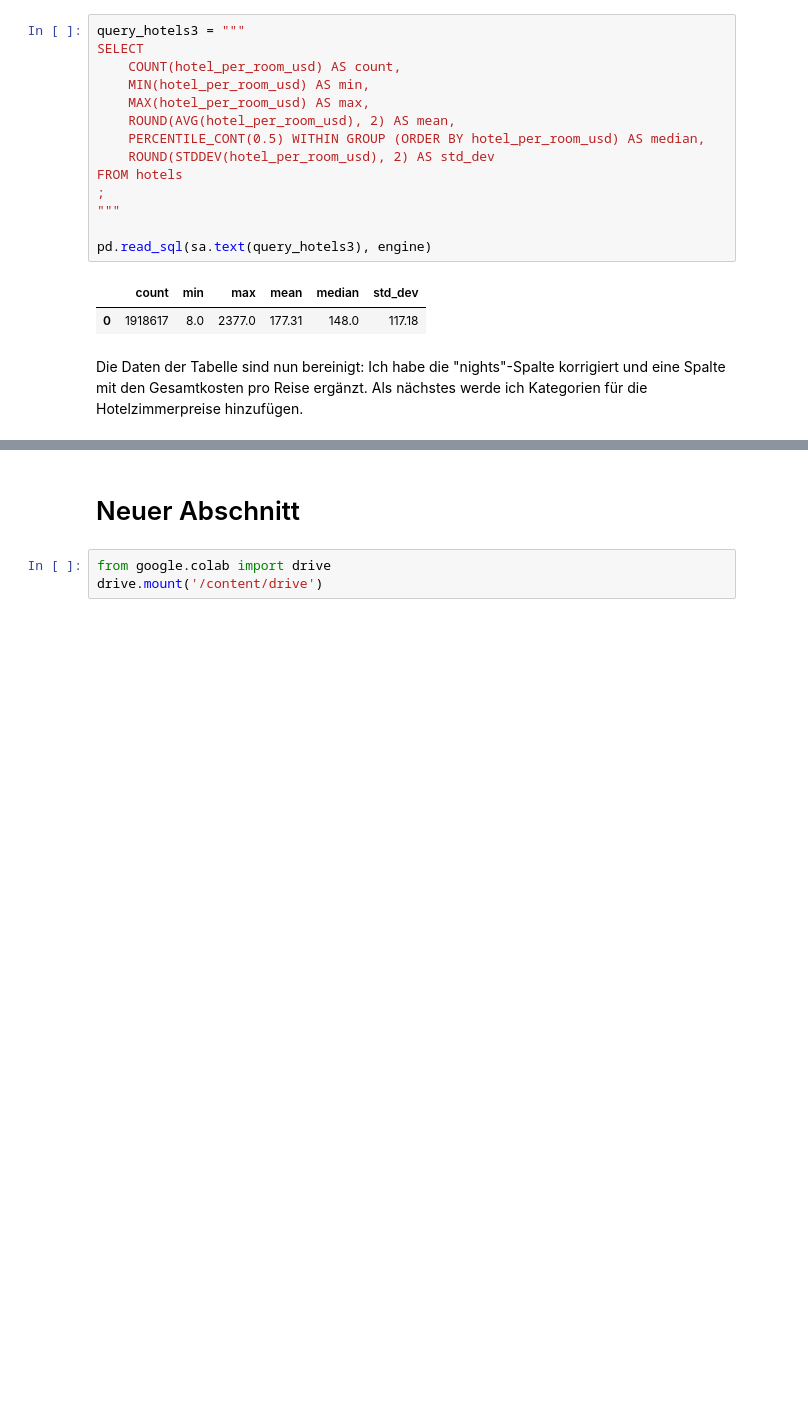
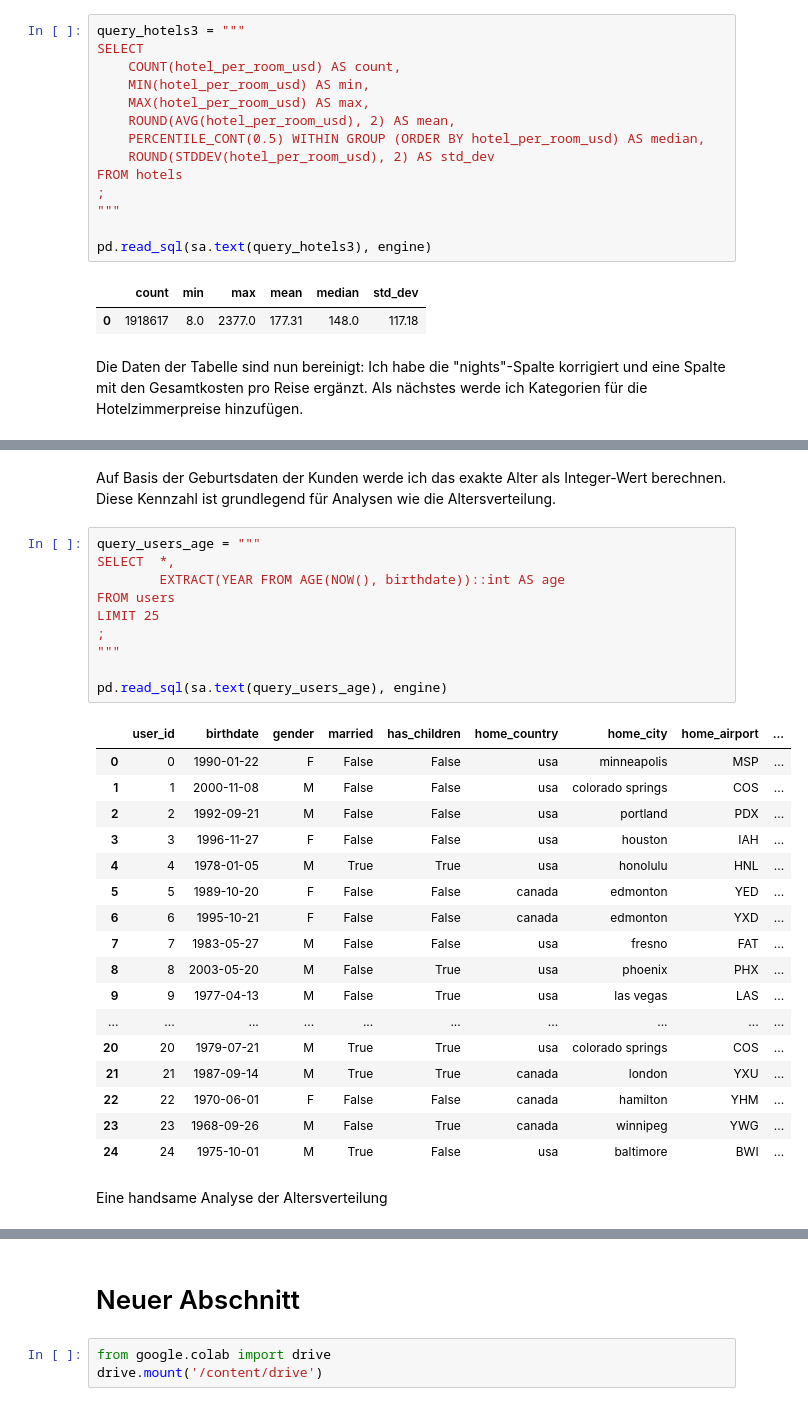
Before and after one commit to Buenyamin-Kekec/retail_demand_analysis, a Jupyter notebook: TravelTide_Mastery_Project_kb.ipynb, the cells around one changed output, grey strips where cells are left out. Drawn from its saved outputs; the diff is of its cells as text; blank space fills up the shorter version.

```diff
--- a/TravelTide_Mastery_Project_kb.ipynb
+++ b/TravelTide_Mastery_Project_kb.ipynb
@@ -252,0 +286,32 @@ df_hotels.head()
+# %% [markdown]
+Auf Basis der Geburtsdaten der Kunden werde ich das exakte Alter als Integer-Wert berechnen. Diese Kennzahl ist grundlegend für Analysen wie die Altersverteilung.
+# %%
+query_users_age = """
+SELECT  *,
+        EXTRACT(YEAR FROM AGE(NOW(), birthdate))::int AS age
+FROM users
+LIMIT 25
+;
+"""
+
+pd.read_sql(sa.text(query_users_age), engine)
+# %% [output]
+|  | user_id | birthdate | gender | married | has_children | home_country | home_city | home_airport | ... |
+| 0 | 0 | 1990-01-22 | F | False | False | usa | minneapolis | MSP | ... |
+| 1 | 1 | 2000-11-08 | M | False | False | usa | colorado springs | COS | ... |
+| 2 | 2 | 1992-09-21 | M | False | False | usa | portland | PDX | ... |
+| 3 | 3 | 1996-11-27 | F | False | False | usa | houston | IAH | ... |
+| 4 | 4 | 1978-01-05 | M | True | True | usa | honolulu | HNL | ... |
+| 5 | 5 | 1989-10-20 | F | False | False | canada | edmonton | YED | ... |
+| 6 | 6 | 1995-10-21 | F | False | False | canada | edmonton | YXD | ... |
+| 7 | 7 | 1983-05-27 | M | False | False | usa | fresno | FAT | ... |
+| 8 | 8 | 2003-05-20 | M | False | True | usa | phoenix | PHX | ... |
+| 9 | 9 | 1977-04-13 | M | False | True | usa | las vegas | LAS | ... |
+| ... | ... | ... | ... | ... | ... | ... | ... | ... | ... |
+| 20 | 20 | 1979-07-21 | M | True | True | usa | colorado springs | COS | ... |
+| 21 | 21 | 1987-09-14 | M | True | True | canada | london | YXU | ... |
+| 22 | 22 | 1970-06-01 | F | False | False | canada | hamilton | YHM | ... |
+| 23 | 23 | 1968-09-26 | M | False | True | canada | winnipeg | YWG | ... |
+| 24 | 24 | 1975-10-01 | M | True | False | usa | baltimore | BWI | ... |
+# %% [markdown]
+Eine handsame Analyse der Altersverteilung
```
Also changed, not shown: parts of 17 cells of this notebook.
